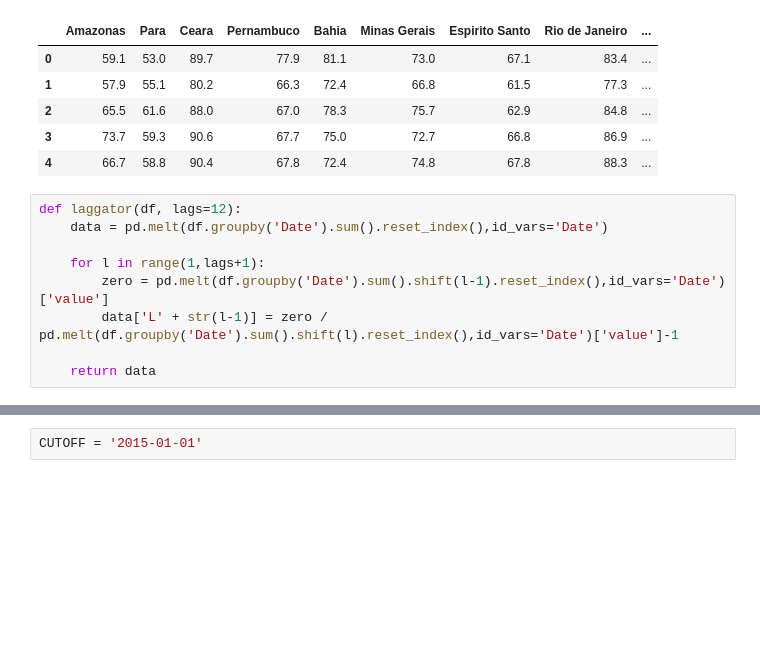
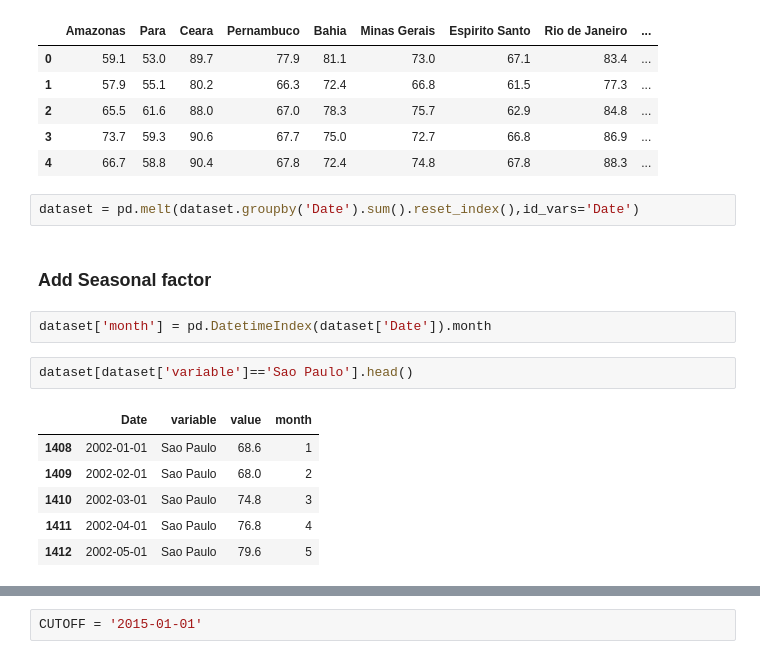
Before and after one commit to SandorTucakov/IBC_BR, a Jupyter notebook: PIN.ipynb, the cells around one changed output, grey strips where cells are left out. Drawn from its saved outputs; the diff is of its cells as text; blank space fills up the shorter version.

```diff
--- a/PIN.ipynb
+++ b/PIN.ipynb
@@ -105,12 +91,18 @@ dataset.head()
 | 2 | 65.5 | 61.6 | 88.0 | 67.0 | 78.3 | 75.7 | 62.9 | 84.8 | ... |
 | 3 | 73.7 | 59.3 | 90.6 | 67.7 | 75.0 | 72.7 | 66.8 | 86.9 | ... |
 | 4 | 66.7 | 58.8 | 90.4 | 67.8 | 72.4 | 74.8 | 67.8 | 88.3 | ... |
-# %%
-def laggator(df, lags=12):
-    data = pd.melt(df.groupby('Date').sum().reset_index(),id_vars='Date')
-
-    for l in range(1,lags+1):
-        zero = pd.melt(df.groupby('Date').sum().shift(l-1).reset_index(),id_vars='Date')['value']
-        data['L' + str(l-1)] = zero / pd.melt(df.groupby('Date').sum().shift(l).reset_index(),id_vars='Date')['value']-1
-
-    return data
+# %%
+dataset = pd.melt(dataset.groupby('Date').sum().reset_index(),id_vars='Date')
+# %% [markdown]
+### Add Seasonal factor
+# %%
+dataset['month'] = pd.DatetimeIndex(dataset['Date']).month
+# %%
+dataset[dataset['variable']=='Sao Paulo'].head()
+# %% [output]
+|  | Date | variable | value | month |
+| 1408 | 2002-01-01 | Sao Paulo | 68.6 | 1 |
+| 1409 | 2002-02-01 | Sao Paulo | 68.0 | 2 |
+| 1410 | 2002-03-01 | Sao Paulo | 74.8 | 3 |
+| 1411 | 2002-04-01 | Sao Paulo | 76.8 | 4 |
+| 1412 | 2002-05-01 | Sao Paulo | 79.6 | 5 |
```
Also changed, not shown: parts of 27 cells of this notebook, 1 other file.
